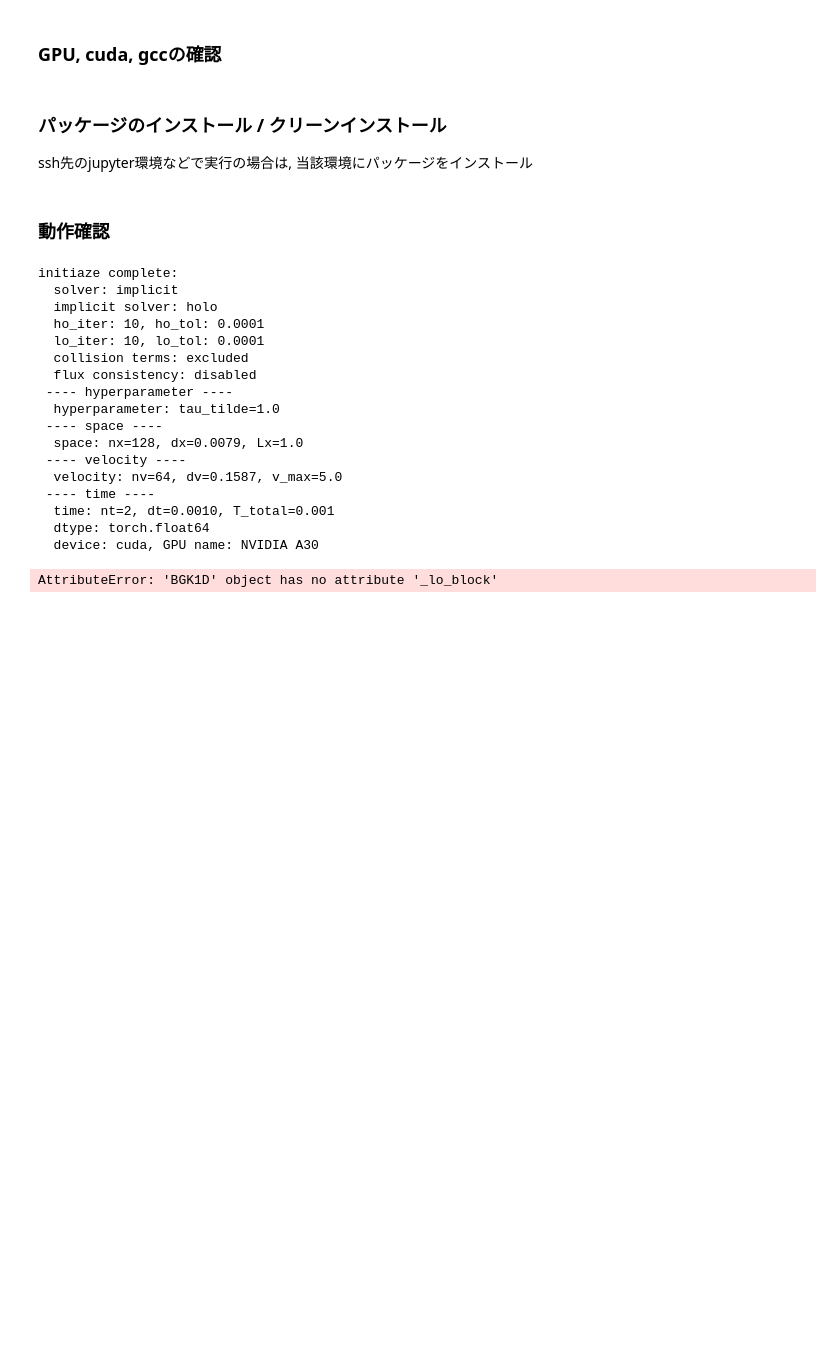
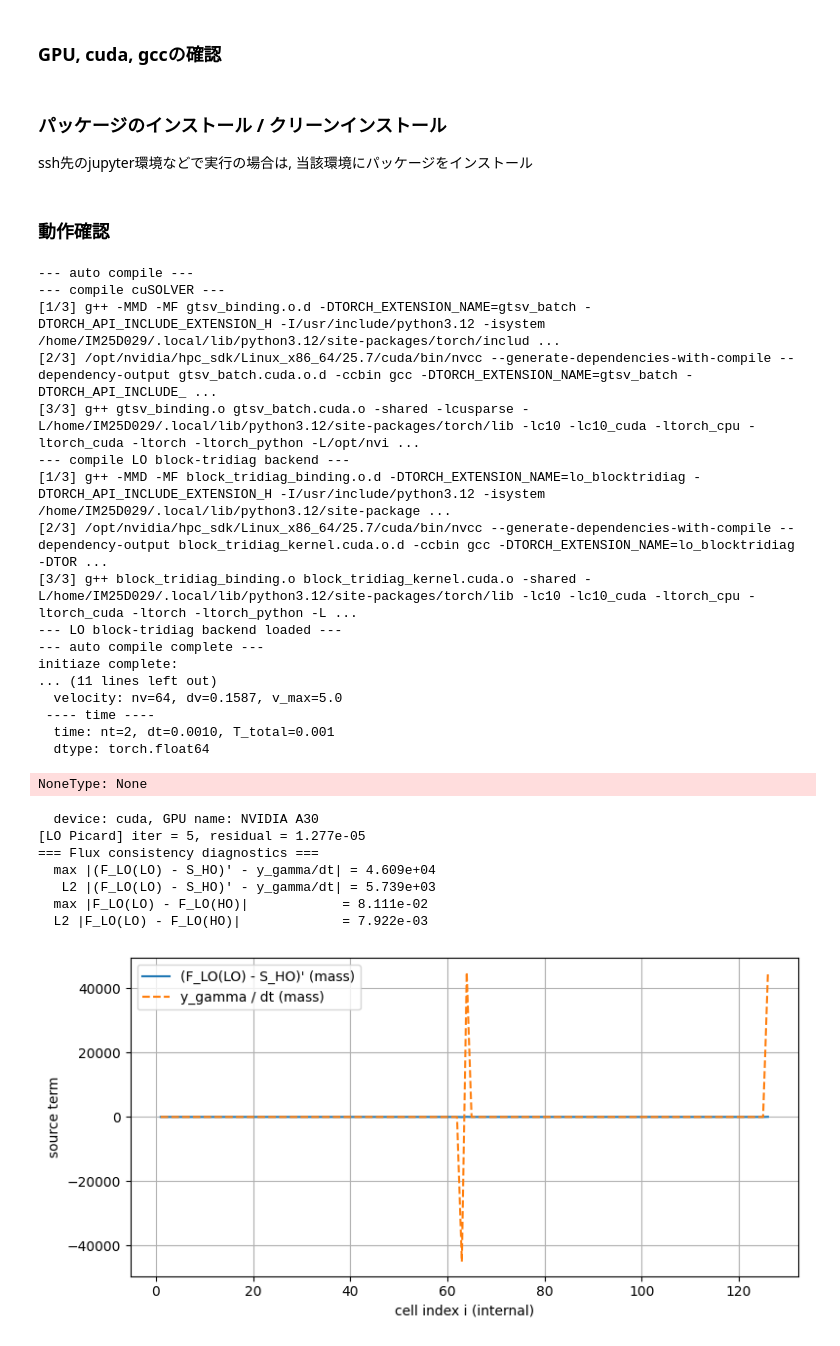
Before and after one commit to Minamium/kineticEQ, a Jupyter notebook: docs/BGK1D_demo/setup.ipynb, the cells around one changed output. Drawn from its saved outputs; the diff is of its cells as text; code cells hidden in the pictures; blank space fills up the shorter version.

```diff
--- a/docs/BGK1D_demo/setup.ipynb
+++ b/docs/BGK1D_demo/setup.ipynb
@@ -52,7 +52,7 @@ def main():
         v_max=5.0,
 
         use_tqdm=False,
-        auto_compile=False,         # 診断だけならコンパイル不要
+        auto_compile=True,
 
         Con_Terms_do=False,         # LO 計算では Y_I_terms を 0 にして呼ぶ
         flux_consistency_do=False,
@@ -94,43 +94,51 @@ def main():
         Q_ho=Q_HO,
         dt_for_gamma=None,        # None → self.dt が使われる
         print_summary=True,
     )
 
     # --- プロット: 質量成分 (n) のみを例として表示 ---
     div_diff_mass = diag["div_diff_flux"][:, 0].numpy()      # (nx-2,)
     y_gamma_mass  = diag["y_gamma_over_dt"][:, 0].numpy()    # (nx-2,)
 
     x_internal = np.arange(1, nx - 1)  # 内部セルインデックス i=1..nx-2
 
     plt.figure(figsize=(8, 4))
     plt.plot(x_internal, div_diff_mass, label="(F_LO(LO) - S_HO)' (mass)")
     plt.plot(x_internal, y_gamma_mass, "--", label="y_gamma / dt (mass)")
     plt.xlabel("cell index i (internal)")
     plt.ylabel("source term")
     plt.legend()
     plt.grid(True)
     plt.tight_layout()
     plt.show()
 
 
 if __name__ == "__main__":
     main()
 # %% [output]
+--- auto compile ---
+--- compile cuSOLVER ---
+[1/3] g++ -MMD -MF gtsv_binding.o.d -DTORCH_EXTENSION_NAME=gtsv_batch -DTORCH_API_INCLUDE_EXTENSION_H -I/usr/include/python3.12 -isystem /home/IM25D029/.local/lib/python3.12/site-packages/torch/includ ...
+[2/3] /opt/nvidia/hpc_sdk/Linux_x86_64/25.7/cuda/bin/nvcc --generate-dependencies-with-compile --dependency-output gtsv_batch.cuda.o.d -ccbin gcc -DTORCH_EXTENSION_NAME=gtsv_batch -DTORCH_API_INCLUDE_ ...
+[3/3] g++ gtsv_binding.o gtsv_batch.cuda.o -shared -lcusparse -L/home/IM25D029/.local/lib/python3.12/site-packages/torch/lib -lc10 -lc10_cuda -ltorch_cpu -ltorch_cuda -ltorch -ltorch_python -L/opt/nvi ...
+--- compile LO block-tridiag backend ---
+[1/3] g++ -MMD -MF block_tridiag_binding.o.d -DTORCH_EXTENSION_NAME=lo_blocktridiag -DTORCH_API_INCLUDE_EXTENSION_H -I/usr/include/python3.12 -isystem /home/IM25D029/.local/lib/python3.12/site-package ...
+[2/3] /opt/nvidia/hpc_sdk/Linux_x86_64/25.7/cuda/bin/nvcc --generate-dependencies-with-compile --dependency-output block_tridiag_kernel.cuda.o.d -ccbin gcc -DTORCH_EXTENSION_NAME=lo_blocktridiag -DTOR ...
+[3/3] g++ block_tridiag_binding.o block_tridiag_kernel.cuda.o -shared -L/home/IM25D029/.local/lib/python3.12/site-packages/torch/lib -lc10 -lc10_cuda -ltorch_cpu -ltorch_cuda -ltorch -ltorch_python -L ...
+--- LO block-tridiag backend loaded ---
+--- auto compile complete ---
 initiaze complete:
-  solver: implicit
-  implicit solver: holo
-  ho_iter: 10, ho_tol: 0.0001
-  lo_iter: 10, lo_tol: 0.0001
-  collision terms: excluded
-  flux consistency: disabled
- ---- hyperparameter ----
-  hyperparameter: tau_tilde=1.0
- ---- space ----
-  space: nx=128, dx=0.0079, Lx=1.0
- ---- velocity ----
+... (11 lines left out)
   velocity: nv=64, dv=0.1587, v_max=5.0
  ---- time ----
   time: nt=2, dt=0.0010, T_total=0.001
   dtype: torch.float64
-  device: cuda, GPU name: NVIDIA A30
-AttributeError: 'BGK1D' object has no attribute '_lo_block'
+NoneType: None
+  device: cuda, GPU name: NVIDIA A30
+[LO Picard] iter = 5, residual = 1.277e-05
+=== Flux consistency diagnostics ===
+  max |(F_LO(LO) - S_HO)' - y_gamma/dt| = 4.609e+04
+   L2 |(F_LO(LO) - S_HO)' - y_gamma/dt| = 5.739e+03
+  max |F_LO(LO) - F_LO(HO)|            = 8.111e-02
+  L2 |F_LO(LO) - F_LO(HO)|             = 7.922e-03
+[figure, added]
```
Also changed, not shown: 1 other file.
